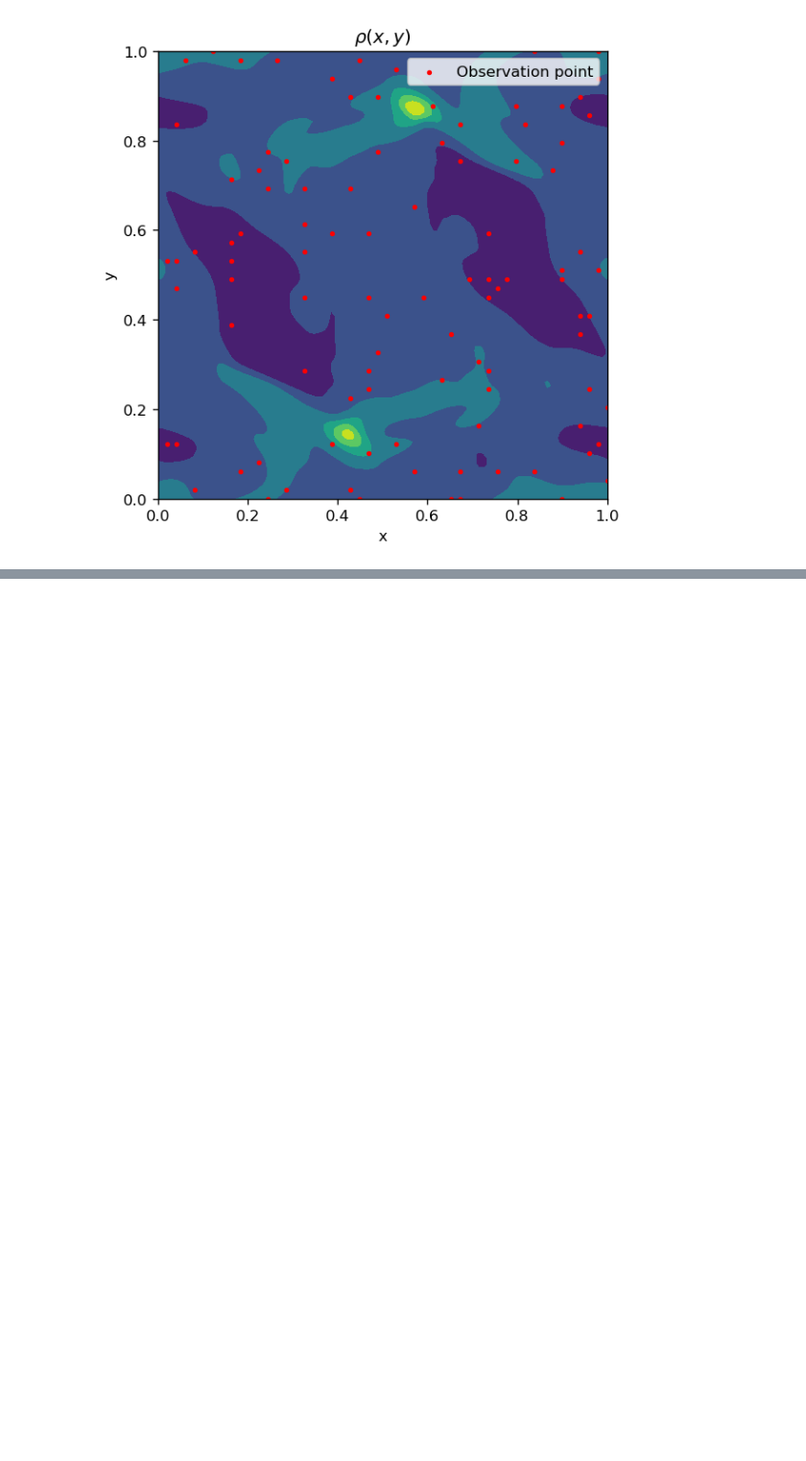
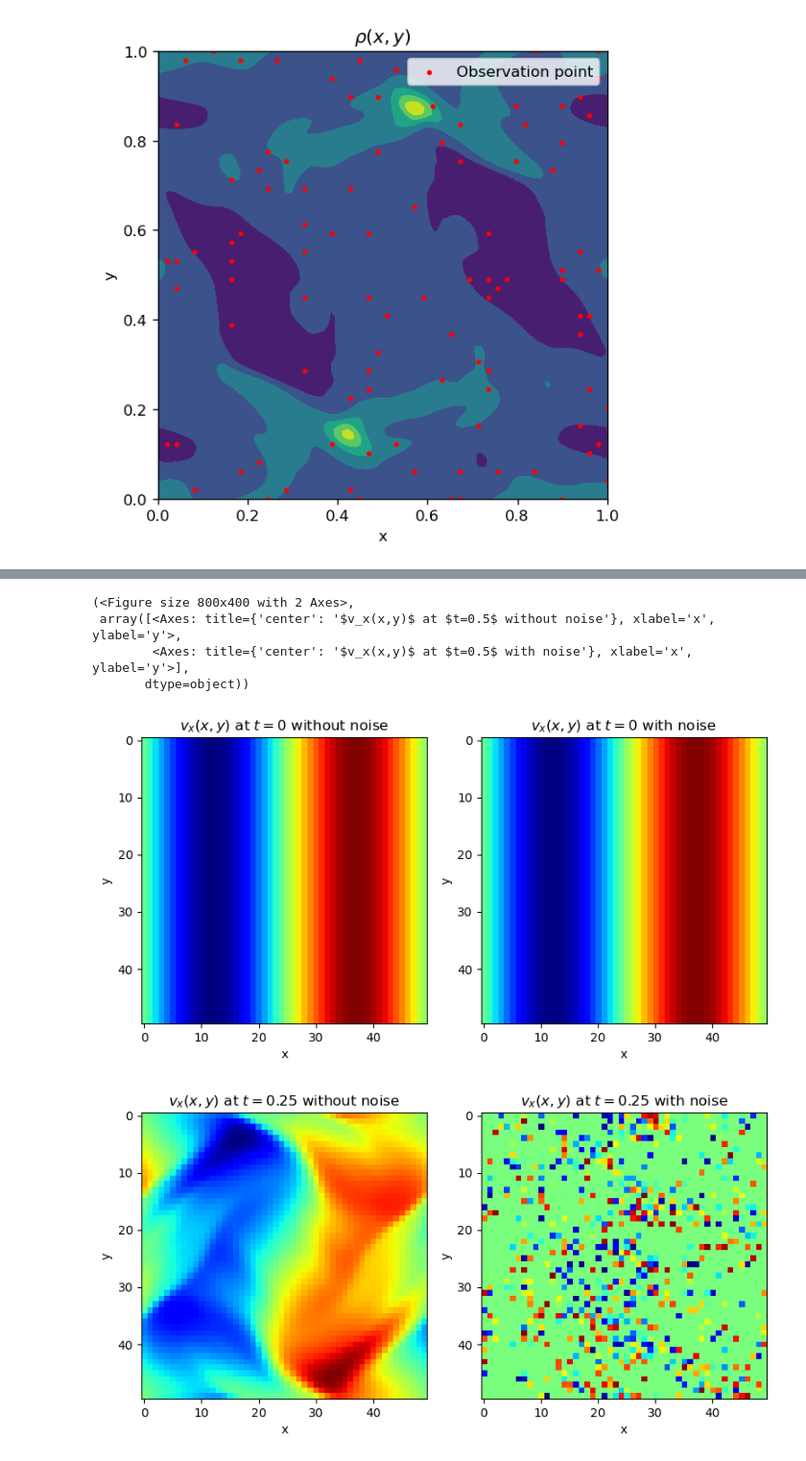
Before and after one commit to ZINZINBIN/Data-assimilation-MHD-turbulence, a Jupyter notebook: plot.ipynb, the cells around one changed output, grey strips where cells are left out. Shown at 96% size. Cells and saved outputs as stored; diff of their text form; code cells hidden in the pictures; blank space fills up the shorter version.

```diff
--- a/plot.ipynb
+++ b/plot.ipynb
@@ -59,0 +102,18 @@ fig.tight_layout()
+# %%
+from src.env.util import generate_comparison_snapshot
+
+measure = np.load("./data/v/np_100_ne_100_sx_0.0001_sz_0.0001/vx_measure.npy")
+estimate = np.load("./data/v/np_100_ne_100_sx_0.0001_sz_0.0001/vx_estimate.npy")
+
+T = estimate.shape[-1]
+
+generate_comparison_snapshot(measure[:,:,0], estimate[:,:,0], "results/temp", "vx_comparison_init.png", r"$v_x(x,y)$ at $t=0$")
+generate_comparison_snapshot(measure[:,:,T//2], estimate[:,:,T//2], "results/temp", "vx_comparison_mid.png", r"$v_x(x,y)$ at $t=0.25$")
+generate_comparison_snapshot(measure[:,:,-1], estimate[:,:,-1], "results/temp", "vx_comparison.png", r"$v_x(x,y)$ at $t=0.5$")
+# %% [output]
+(<Figure size 800x400 with 2 Axes>,
+ array([<Axes: title={'center': '$v_x(x,y)$ at $t=0.5$ without noise'}, xlabel='x', ylabel='y'>,
+        <Axes: title={'center': '$v_x(x,y)$ at $t=0.5$ with noise'}, xlabel='x', ylabel='y'>],
+       dtype=object))
+[figure, added]
+[figure, added]
```
Also changed, not shown: parts of 7 cells of this notebook, 10 other files.
